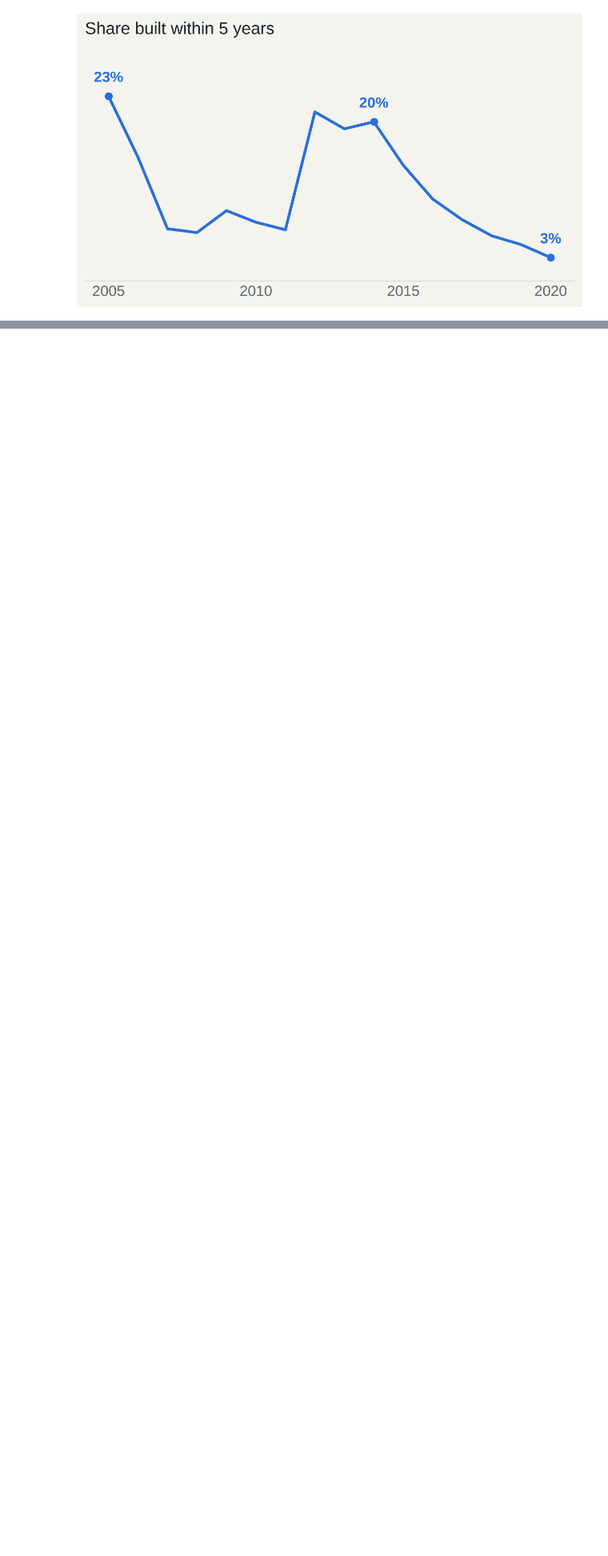
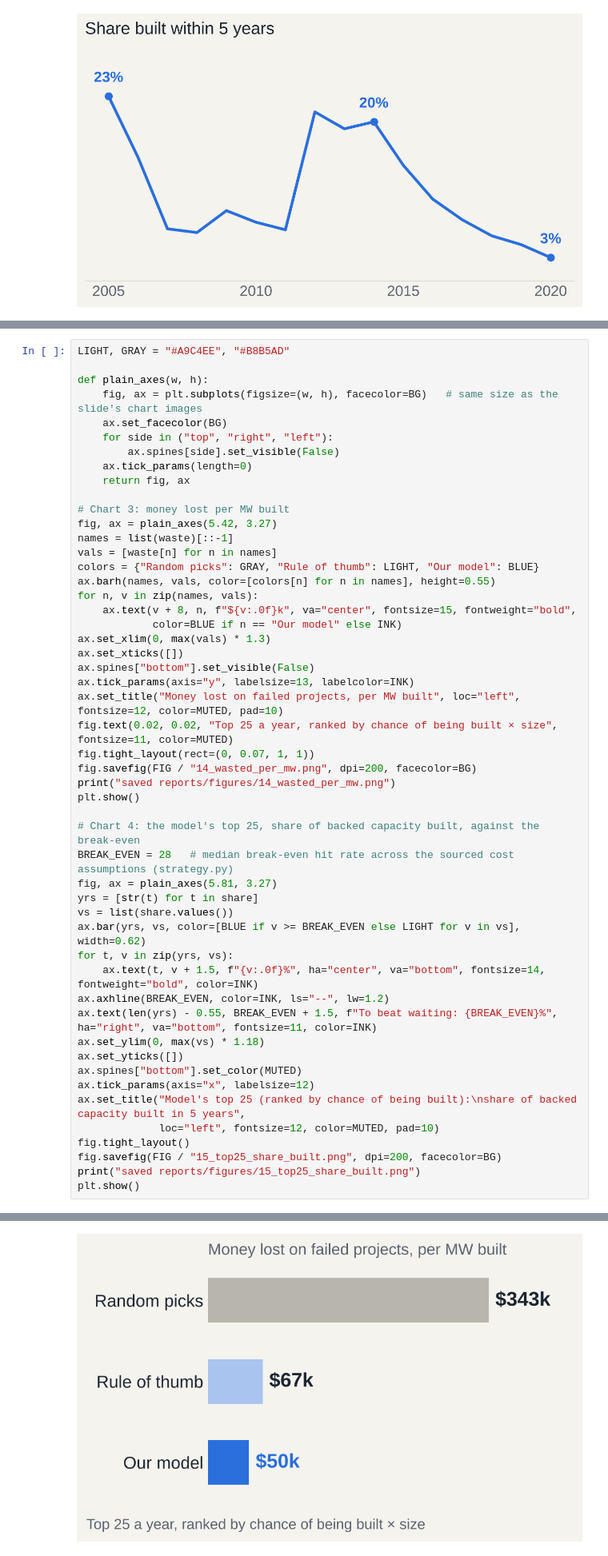
Before and after one commit to devault-settings/queue-risk-ai, a Jupyter notebook: notebooks/04_sara_slide_figures.ipynb, the cells around one changed output, grey strips where cells are left out. Shown at 80% size. Saved outputs shown, nothing was run; the diff lists cells and outputs as text; blank space fills up the shorter version.

```diff
--- a/notebooks/04_sara_slide_figures.ipynb
+++ b/notebooks/04_sara_slide_figures.ipynb
@@ -118,0 +166,52 @@ saved reports/figures/13_build_rate.png
+# %%
+LIGHT, GRAY = "#A9C4EE", "#B8B5AD"
+
+def plain_axes(w, h):
+    fig, ax = plt.subplots(figsize=(w, h), facecolor=BG)   # same size as the slide's chart images
+    ax.set_facecolor(BG)
+    for side in ("top", "right", "left"):
+        ax.spines[side].set_visible(False)
+    ax.tick_params(length=0)
+    return fig, ax
+
+# Chart 3: money lost per MW built
+fig, ax = plain_axes(5.42, 3.27)
+names = list(waste)[::-1]
+vals = [waste[n] for n in names]
+colors = {"Random picks": GRAY, "Rule of thumb": LIGHT, "Our model": BLUE}
+ax.barh(names, vals, color=[colors[n] for n in names], height=0.55)
+for n, v in zip(names, vals):
+    ax.text(v + 8, n, f"${v:.0f}k", va="center", fontsize=15, fontweight="bold",
+            color=BLUE if n == "Our model" else INK)
+ax.set_xlim(0, max(vals) * 1.3)
+ax.set_xticks([])
+ax.spines["bottom"].set_visible(False)
+ax.tick_params(axis="y", labelsize=13, labelcolor=INK)
+ax.set_title("Money lost on failed projects, per MW built", loc="left", fontsize=12, color=MUTED, pad=10)
+fig.text(0.02, 0.02, "Top 25 a year, ranked by chance of being built × size", fontsize=11, color=MUTED)
+fig.tight_layout(rect=(0, 0.07, 1, 1))
+fig.savefig(FIG / "14_wasted_per_mw.png", dpi=200, facecolor=BG)
+print("saved reports/figures/14_wasted_per_mw.png")
+plt.show()
+
+# Chart 4: the model's top 25, share of backed capacity built, against the break-even
+BREAK_EVEN = 28   # median break-even hit rate across the sourced cost assumptions (strategy.py)
+fig, ax = plain_axes(5.81, 3.27)
+yrs = [str(t) for t in share]
+vs = list(share.values())
+ax.bar(yrs, vs, color=[BLUE if v >= BREAK_EVEN else LIGHT for v in vs], width=0.62)
+for t, v in zip(yrs, vs):
+    ax.text(t, v + 1.5, f"{v:.0f}%", ha="center", va="bottom", fontsize=14, fontweight="bold", color=INK)
+ax.axhline(BREAK_EVEN, color=INK, ls="--", lw=1.2)
+ax.text(len(yrs) - 0.55, BREAK_EVEN + 1.5, f"To beat waiting: {BREAK_EVEN}%", ha="right", va="bottom", fontsize=11, color=INK)
+ax.set_ylim(0, max(vs) * 1.18)
+ax.set_yticks([])
+ax.spines["bottom"].set_color(MUTED)
+ax.tick_params(axis="x", labelsize=12)
+ax.set_title("Model's top 25 (ranked by chance of being built):\nshare of backed capacity built in 5 years",
+             loc="left", fontsize=12, color=MUTED, pad=10)
+fig.tight_layout()
+fig.savefig(FIG / "15_top25_share_built.png", dpi=200, facecolor=BG)
+print("saved reports/figures/15_top25_share_built.png")
+plt.show()
+# %% [output]
@@ -118,0 +219 @@ saved reports/figures/13_build_rate.png
+[figure, added]
```
Also changed, not shown: parts of 5 cells of this notebook, 2 other files.
